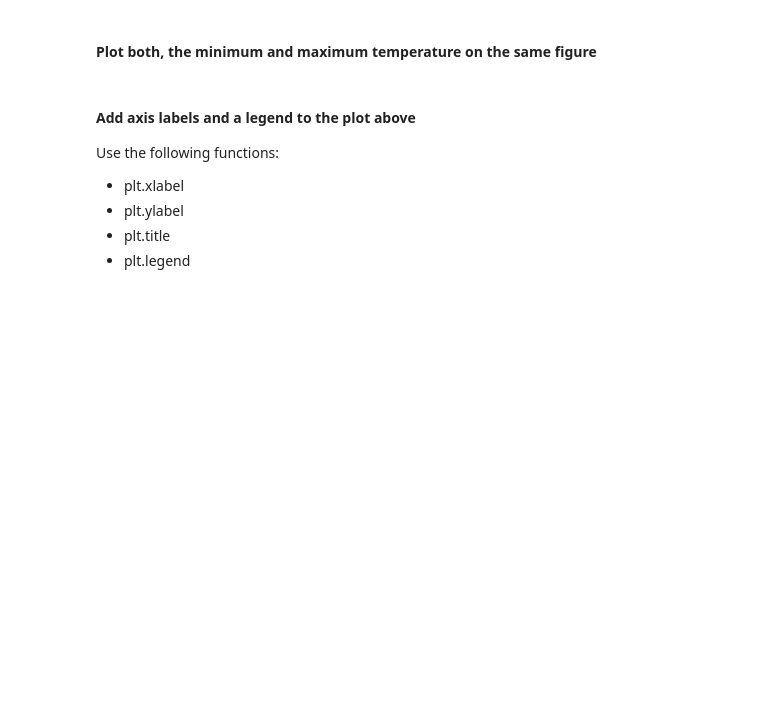
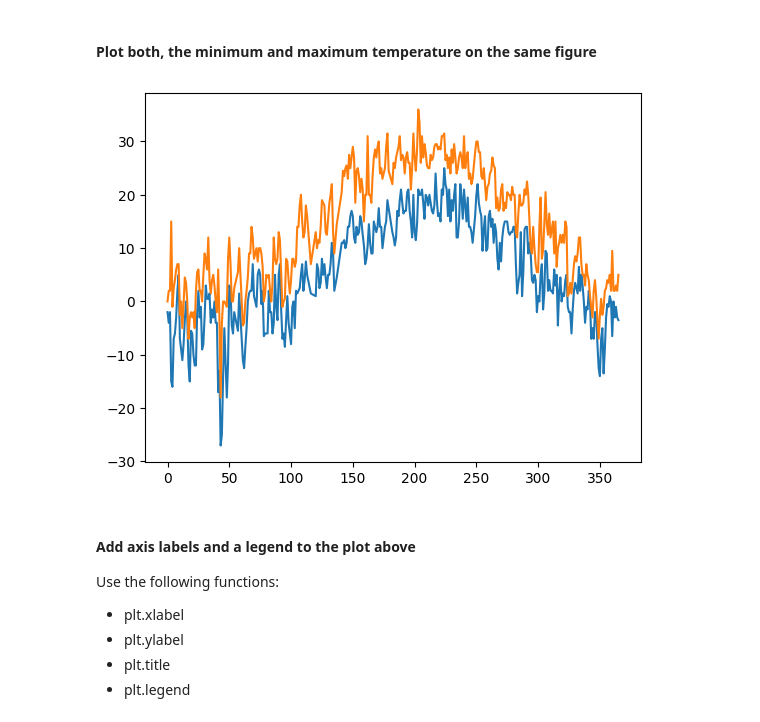
Before and after one commit to 91MLP/COMP3122, a Jupyter notebook: Lab_Week3_Numpy/lab3_Exercise.ipynb, the cells around one changed output. Saved outputs shown, nothing was run; the diff lists cells and outputs as text; code cells hidden in the pictures; blank space fills up the shorter version.

```diff
--- a/Lab_Week3_Numpy/lab3_Exercise.ipynb
+++ b/Lab_Week3_Numpy/lab3_Exercise.ipynb
@@ -316,5 +348,11 @@ dtype('float64')
 # %% [markdown]
 #### Plot both, the minimum and maximum temperature on the same figure
+# %%
+plt.plot(day, mint)
+plt.plot(day, maxt)
+plt.show()
+# %% [output]
+[figure, added]
 # %% [markdown]
 #### Add axis labels and a legend to the plot above
 Use the following functions:
```
Also changed, not shown: parts of 11 cells of this notebook.
